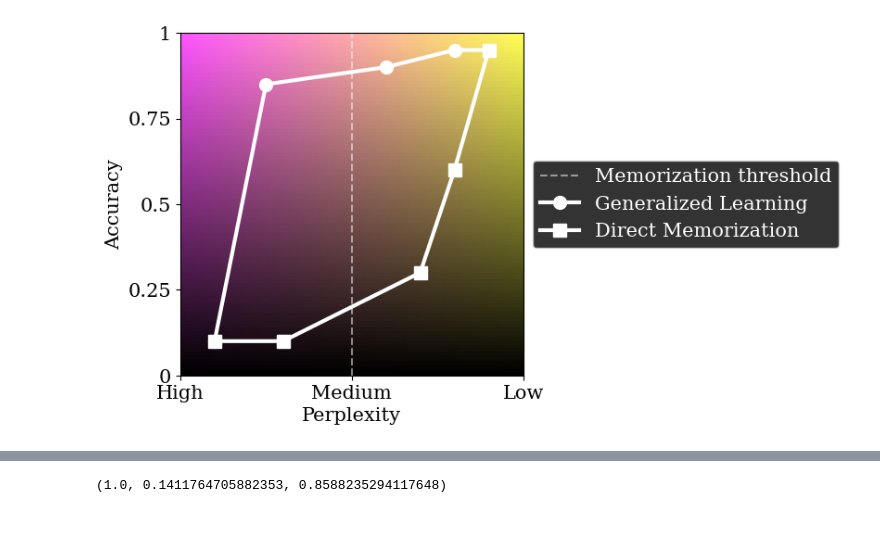
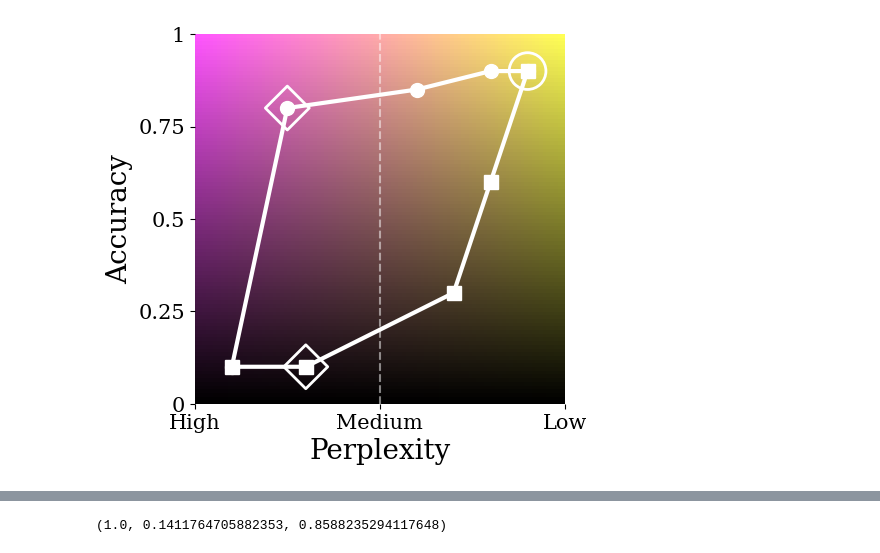
Before and after one commit to katiekang1998/reasoning_data, a Jupyter notebook: gsm8k_data_fig2.ipynb, the cells around one changed output, grey strips where cells are left out. Saved outputs shown, nothing was run; the diff lists cells and outputs as text; code cells hidden in the pictures; blank space fills up the shorter version.

```diff
--- a/gsm8k_data_fig2.ipynb
+++ b/gsm8k_data_fig2.ipynb
@@ -34,36 +34,51 @@ def cmap(X, Y):
     # Get the colors from the spring colormap for Y values
     # spring_colors = spring_cmap(1-Y)
     spring_colors = (spring_cmap(1-Y)  + 0.5*np.ones_like(spring_cmap(1-Y) )) / 1.5
 
     # Modulate the spring colors by the dark to light gradient
     combined_colors = dark_to_light[:, :, np.newaxis] * spring_colors[:, :, :3]
 
     return combined_colors
 
 # Create test grid
 n = 100
 x = np.linspace(0, 1, n)  # Dark to light gradient
 y = np.linspace(0, 1, n)  # Spring colormap values
 X, Y = np.meshgrid(x, y)
 
 # Apply the cmap function to the grid
 colors = cmap(X, Y)
 
 # Plot the result
 plt.imshow(np.flip(np.swapaxes(colors,0, 1), axis=1), origin='lower', extent=[0, 1, 0, 1])
-plt.xlabel('Perplexity', fontsize = 15)
-plt.ylabel('Accuracy', fontsize = 15)
+plt.xlabel('Perplexity', fontsize = 20)
+plt.ylabel('Accuracy', fontsize = 20)
 plt.xticks([0, 0.5, 1], ['High', 'Medium', 'Low'], fontsize = 15)
 plt.yticks([0, 0.25, 0.5, 0.75, 1], [0, 0.25, 0.5, 0.75, 1], fontsize = 15)
 plt.vlines(0.5, 0, 1, color='white', linestyle='--', alpha=0.5, label='Memorization threshold')
 # plt.colorbar()
 # plt.legend()
 # add legend to side
 
-plt.plot([0.1, 0.25, 0.6, 0.8, 0.9], [0.1, 0.85, 0.9, 0.95, 0.95], 'o-', color='white', label='Generalized Learning', markersize=10, linewidth=3)
-plt.plot([0.1, 0.3, 0.7, 0.8, 0.9], [0.1, 0.1, 0.3, 0.6, 0.95], 's-', color='white', markersize=10, linewidth=3, label='Direct Memorization')
-plt.legend(loc='center left', bbox_to_anchor=(1, 0.5),  facecolor='black', labelcolor='white', fontsize=15)
+plt.plot([0.1, 0.25, 0.6, 0.8, 0.9], [0.1, 0.8, 0.85, 0.9, 0.9], 'o-', color='white', label='Example 1 Learning Progression', markersize=10, linewidth=3)
+plt.plot([0.1, 0.3, 0.7, 0.8, 0.9], [0.1, 0.1, 0.3, 0.6, 0.9], 's-', color='white', markersize=10, linewidth=3, label='Example 2 Learning Progression')
+
+plt.scatter([0.25, 0.3], [0.8, 0.1], marker="D",facecolors='none', s=500, edgecolor='white', linewidth=2, label = "Pre-Memorization Train Accuracy")
+plt.scatter([ 0.9], [0.9], marker="o",facecolors='none', s=700, edgecolor='white', linewidth=2, label = "Pre-Memorization Train Accuracy")
+
+
+
+
+# plt.legend(loc='center left', bbox_to_anchor=(1, 0.5),  facecolor='black', labelcolor='white', fontsize=15)
+
+# plt.title('Learning Process', fontsize = 25)
+
+plt.gca().spines['top'].set_linewidth(0)
+plt.gca().spines['right'].set_linewidth(0)
+plt.gca().spines['bottom'].set_linewidth(0)
+plt.gca().spines['left'].set_linewidth(0)
+
 
 plt.show()
 # %% [output]
-[figure, old version]
+[figure, new version]
```
Also changed, not shown: parts of 1 cell of this notebook, 14 other files.
